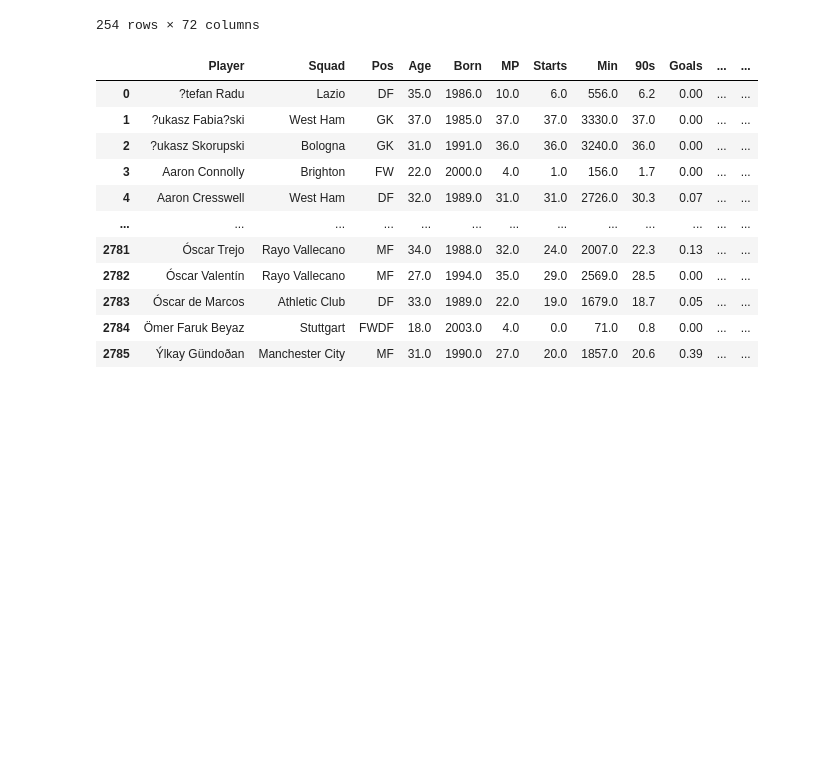
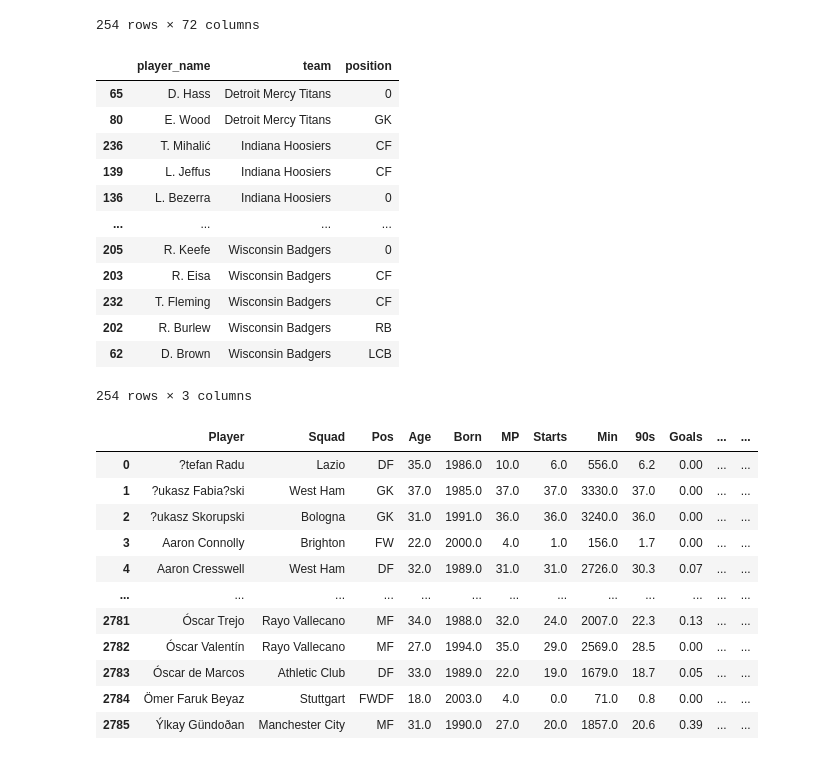
Before and after one commit to ShioHuang815/Future_Star, a Jupyter notebook: Modeling/datacleaning.ipynb, the cells around one changed output. Saved outputs shown, nothing was run; the diff lists cells and outputs as text; code cells hidden in the pictures; blank space fills up the shorter version.

```diff
--- a/Modeling/datacleaning.ipynb
+++ b/Modeling/datacleaning.ipynb
@@ -33,3 +33,23 @@ school_data
 | 252 | Z. Martens | Michigan Wolverines | LDMF, RCMF, RDMF | 41.791667 | 26.875000 | 16.958333 | 0.000000 | 0.000000 | ... |
 | 253 | Z. Ramsey | Washington Huskies | LW, RW | 44.857143 | 26.071429 | 13.857143 | 0.142857 | 0.071429 | ... |
 254 rows × 72 columns
+# %%
+player_school = school_data[['player_name', 'team', 'Position']]
+player_school.columns = ['player_name', 'team', 'position']
+# %%
+player_school = player_school.sort_values(by='team')
+player_school
+# %% [output]
+|  | player_name | team | position |
+| 65 | D. Hass | Detroit Mercy Titans | 0 |
+| 80 | E. Wood | Detroit Mercy Titans | GK |
+| 236 | T. Mihalić | Indiana Hoosiers | CF |
+| 139 | L. Jeffus | Indiana Hoosiers | CF |
+| 136 | L. Bezerra | Indiana Hoosiers | 0 |
+| ... | ... | ... | ... |
+| 205 | R. Keefe | Wisconsin Badgers | 0 |
+| 203 | R. Eisa | Wisconsin Badgers | CF |
+| 232 | T. Fleming | Wisconsin Badgers | CF |
+| 202 | R. Burlew | Wisconsin Badgers | RB |
+| 62 | D. Brown | Wisconsin Badgers | LCB |
+254 rows × 3 columns
```
Also changed, not shown: parts of 1 cell of this notebook, 5 other files.
